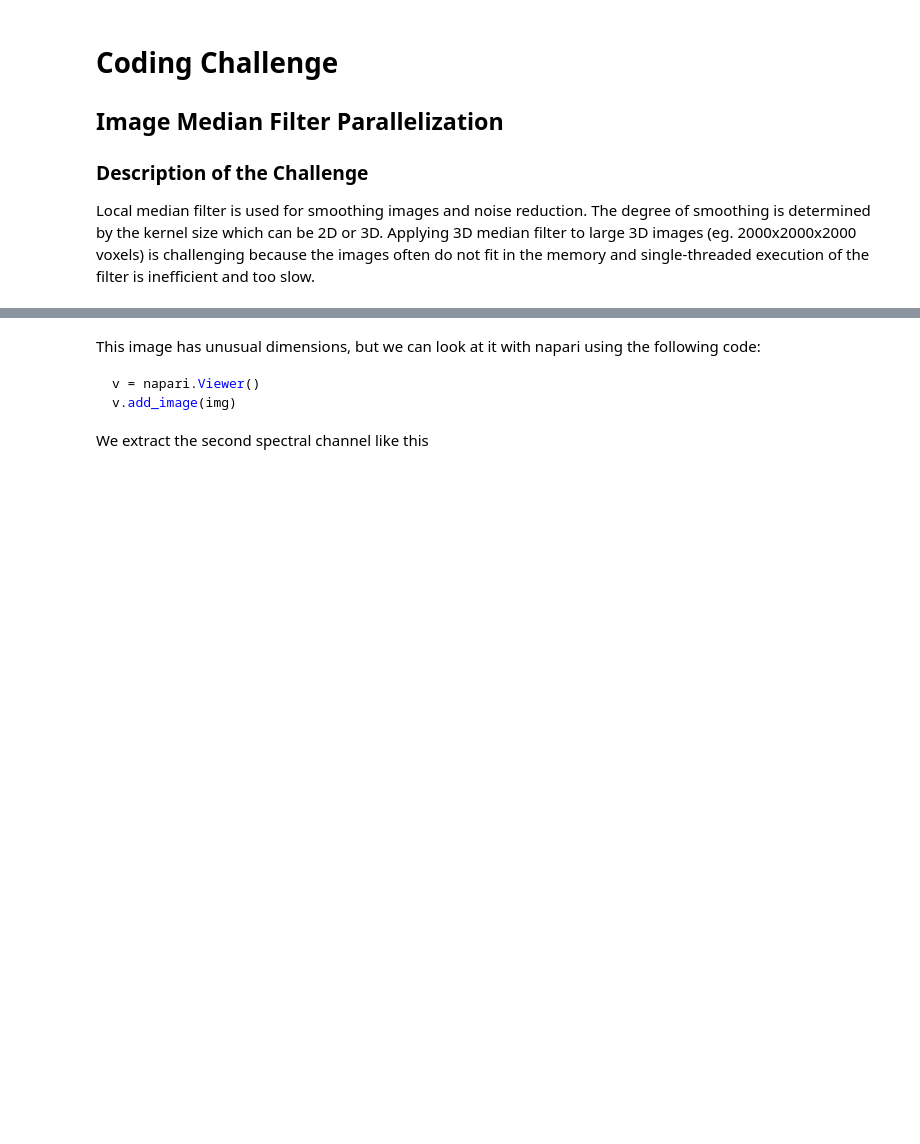
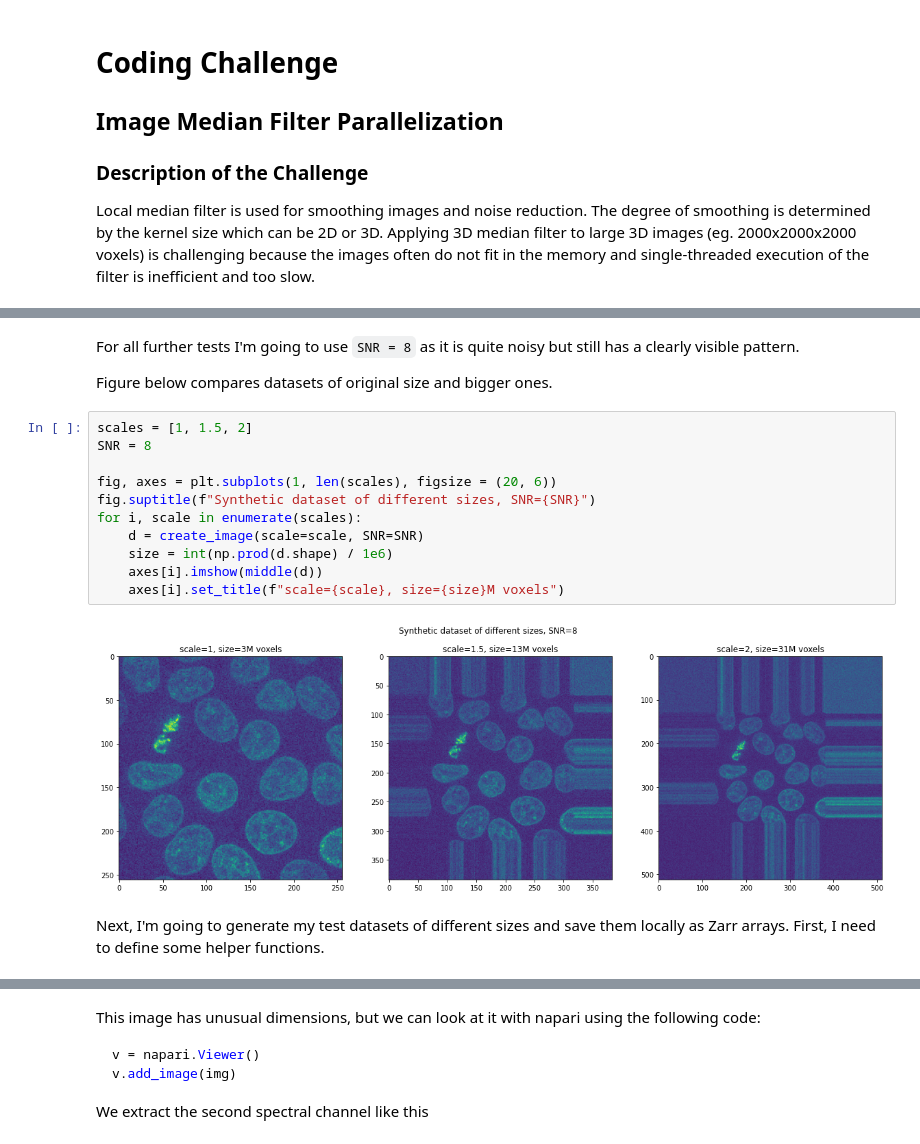
Before and after one commit to ximeg/Image-median-filter-parallelization, a Jupyter notebook: coding_challenge.ipynb, the cells around one changed output, grey strips where cells are left out. Drawn from its saved outputs; the diff is of its cells as text; blank space fills up the shorter version.

```diff
--- a/coding_challenge.ipynb
+++ b/coding_challenge.ipynb
@@ -12,0 +118,19 @@ from skimage.filters import median
+# %% [markdown]
+For all further tests I'm going to use `SNR = 8` as it is quite noisy but still has a clearly visible pattern.
+
+Figure below compares datasets of original size and bigger ones.
+# %%
+scales = [1, 1.5, 2]
+SNR = 8
+
+fig, axes = plt.subplots(1, len(scales), figsize = (20, 6))
+fig.suptitle(f"Synthetic dataset of different sizes, SNR={SNR}")
+for i, scale in enumerate(scales):
+    d = create_image(scale=scale, SNR=SNR)
+    size = int(np.prod(d.shape) / 1e6)
+    axes[i].imshow(middle(d))
+    axes[i].set_title(f"scale={scale}, size={size}M voxels")
+# %% [output]
+[figure, added]
+# %% [markdown]
+Next, I'm going to generate my test datasets of different sizes and save them locally as Zarr arrays. First, I need to define some helper functions.
```
Also changed, not shown: parts of 30 cells of this notebook, 1 other file.
